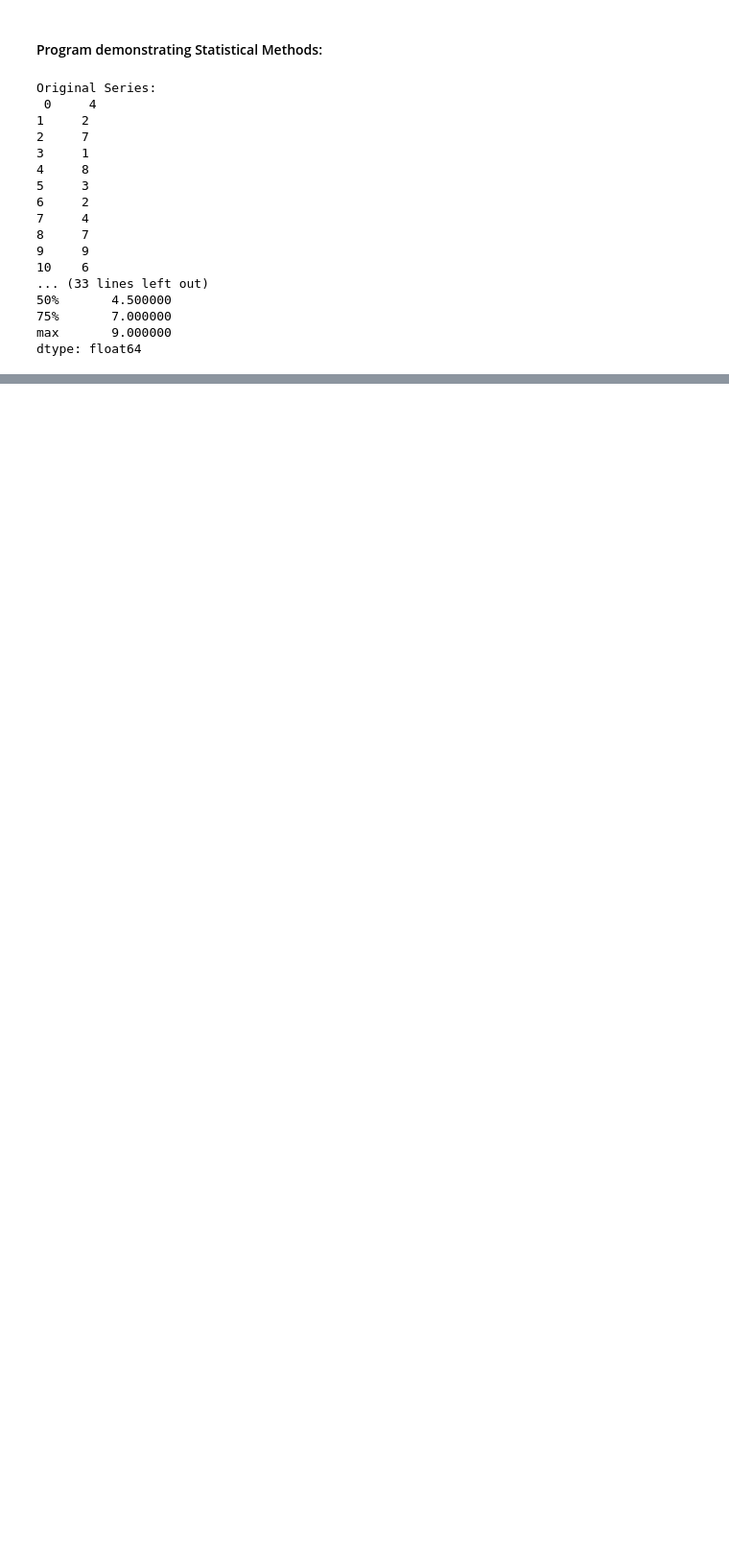
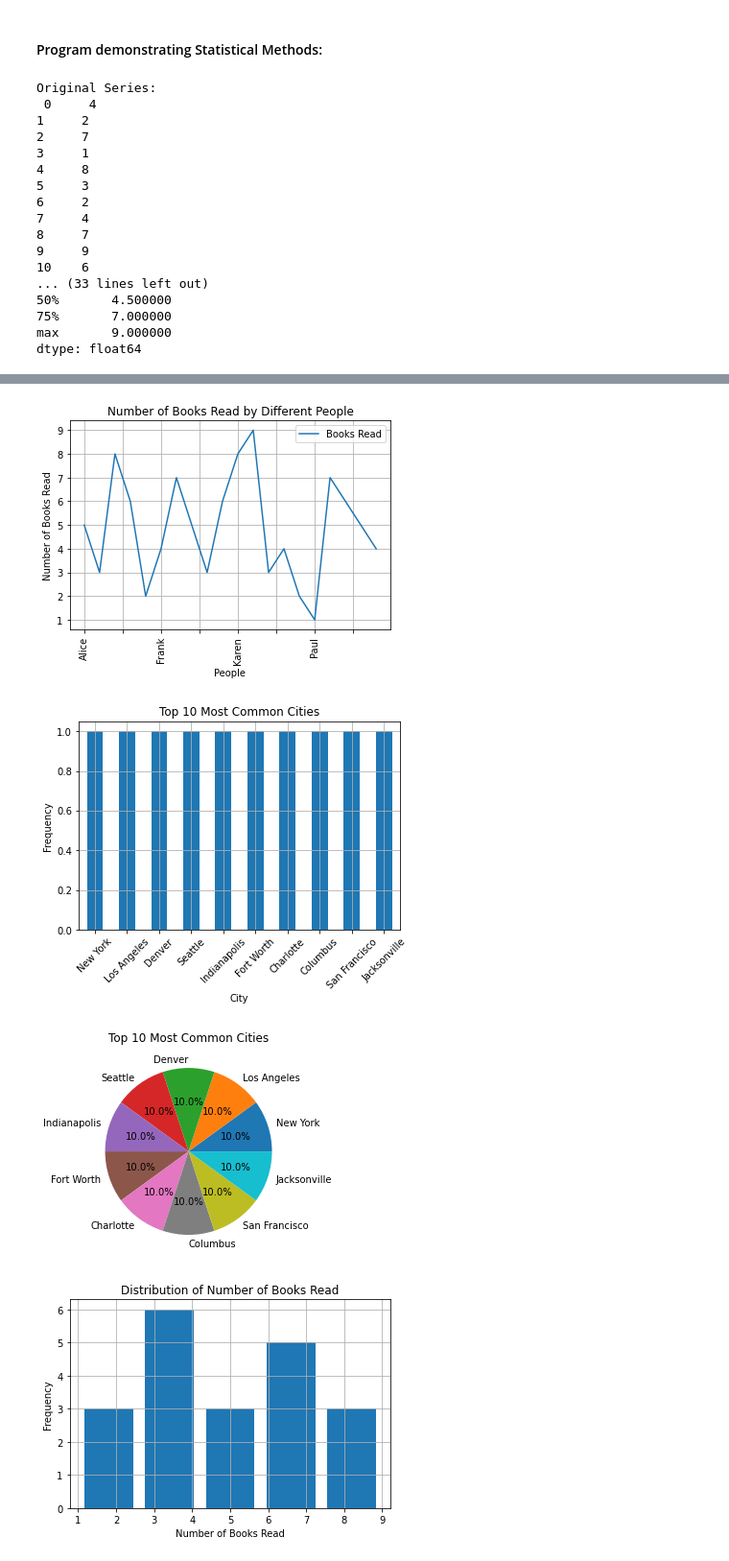
Before and after one commit to rathodlaxman/DataScienceLearnersHub-Python, a Jupyter notebook: DSLH-Pandas-1.3-PandasDataStructures.ipynb, the cells around one changed output, grey strips where cells are left out. Shown at 96% size. Drawn from its saved outputs; the diff is of its cells as text; code cells hidden in the pictures; blank space fills up the shorter version.

```diff
--- a/DSLH-Pandas-1.3-PandasDataStructures.ipynb
+++ b/DSLH-Pandas-1.3-PandasDataStructures.ipynb
@@ -1298,0 +1988,72 @@ dtype: float64
+# %%
+import pandas as pd
+import matplotlib.pyplot as plt
+
+# Sample data: Number of books read by different people in a month,
+# along with ages and cities
+data = {
+    'Name': ['Alice', 'Bob', 'Charlie', 'David', 'Eve', 'Frank', 'Grace',
+                'Henry', 'Ivy', 'Jack', 'Karen', 'Leo', 'Mona', 'Nina',
+                'Oscar', 'Paul', 'Quincy', 'Rita', 'Steve', 'Tina'],
+    'Books Read': [5, 3, 8, 6, 2, 4, 7, 5, 3, 6, 8, 9, 3, 4, 2, 1, 7, 6, 5, 4],
+    'Age': [23, 34, 25, 45, 29, 33, 31, 42, 21, 37, 28, 30, 26, 35, 32, 24, 39, 43, 40, 38],
+    'City': ['New York', 'Los Angeles', 'Chicago', 'Houston', 'Phoenix', 'Philadelphia',
+            'San Antonio', 'San Diego', 'Dallas', 'San Jose', 'Austin', 'Jacksonville',
+            'San Francisco', 'Columbus', 'Charlotte', 'Fort Worth', 'Indianapolis',
+            'Seattle', 'Denver', 'Washington']
+}
+
+# Creating a DataFrame
+df = pd.DataFrame(data)
+
+# Display the DataFrame
+print("DataFrame containing information about books read, age, and city:")
+print(df)
+
+# Line plot of the DataFrame
+df.plot(x='Name', y='Books Read', kind='line')
+plt.title('Number of Books Read by Different People')
+plt.xlabel('People')
+plt.ylabel('Number of Books Read')
+plt.grid(True)
+plt.xticks(rotation=90)
+plt.show()
+
+# Bar plot of the top 10 most common cities
+df['City'].value_counts().head(10).plot(kind='bar')
+plt.title('Top 10 Most Common Cities')
+plt.xlabel('City')
+plt.ylabel('Frequency')
+plt.grid(True)
+plt.xticks(rotation=45)
+plt.show()
+
+# Pie plot of the top 10 most common cities
+df['City'].value_counts().head(10).plot(kind='pie', autopct='%1.1f%%')
+plt.title('Top 10 Most Common Cities')
+plt.ylabel('')  # Pie chart doesn't need a y-label
+plt.show()
+
+# Histogram of the 'Books Read' column
+df['Books Read'].plot(kind='hist', bins=5, rwidth=0.8)
+plt.title('Distribution of Number of Books Read')
+plt.xlabel('Number of Books Read')
+plt.ylabel('Frequency')
+plt.grid(True)
+plt.show()
+
+# Box plot of the 'Books Read' column
+df['Books Read'].plot(kind='box')
+plt.title('Box Plot of Number of Books Read')
+plt.ylabel('Number of Books Read')
+plt.grid(True)
+plt.show()
+
+# Scatter plot of 'Age' vs 'Books Read'
+df.plot(kind='scatter', x='Age', y='Books Read')
+plt.title('Age vs Number of Books Read')
+plt.xlabel('Age')
+plt.ylabel('Number of Books Read')
+plt.grid(True)
+plt.show()
+# %% [output]
@@ -1298,0 +2077,4 @@ dtype: float64
+[figure, added]
+[figure, added]
+[figure, added]
+[figure, added]
```
Also changed, not shown: parts of 16 cells of this notebook, 3 other files.
